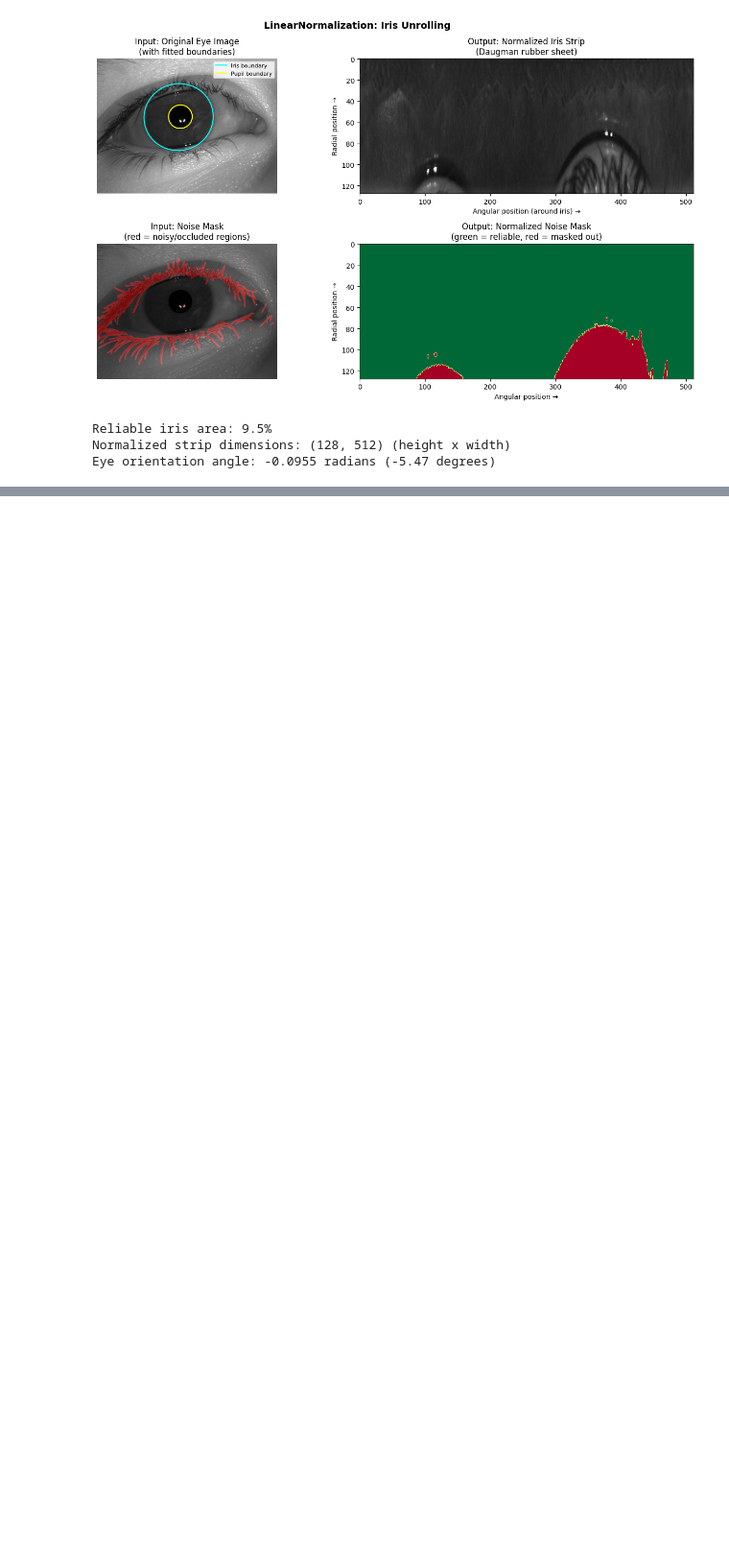
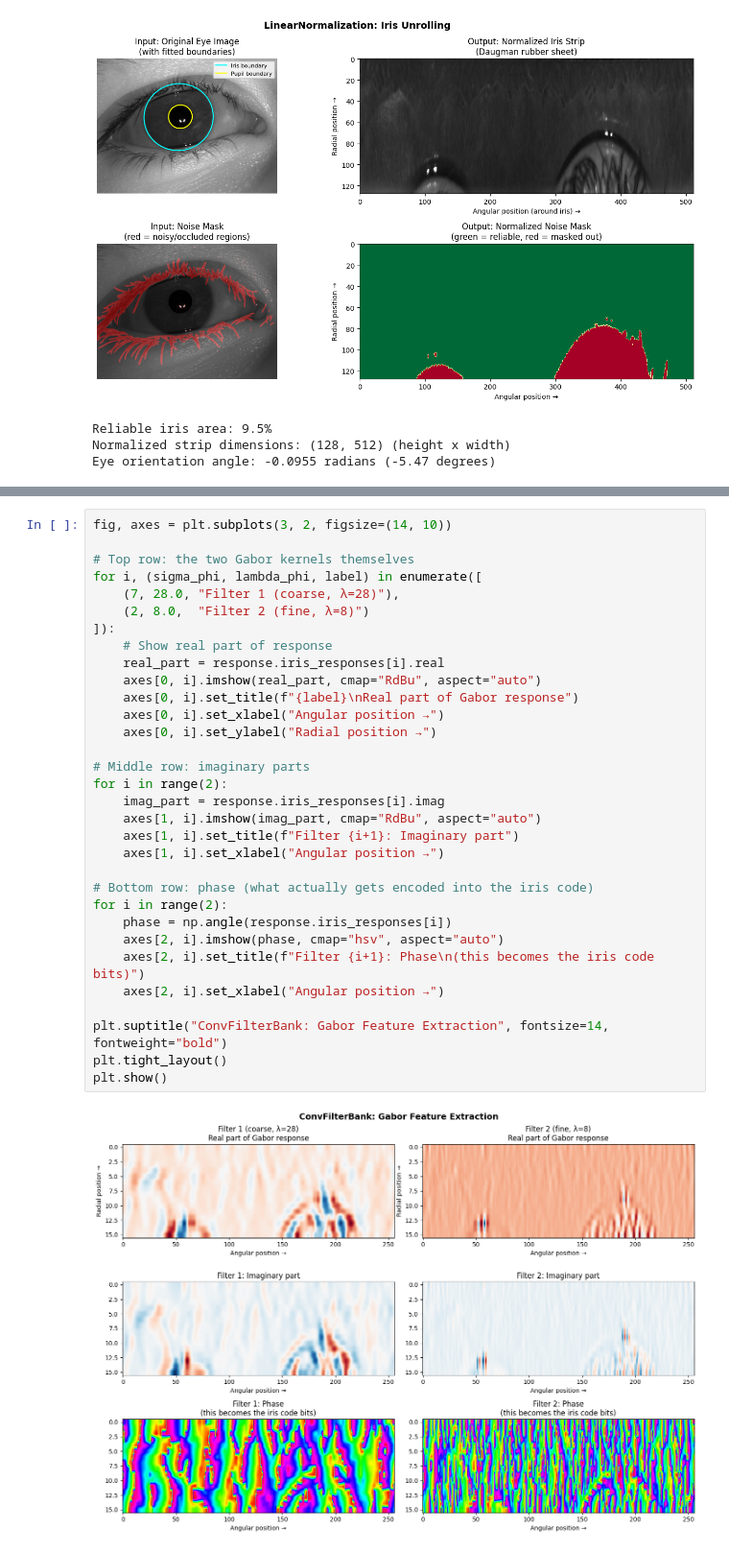
Before and after one commit to allison-diebol/open-iris, a Jupyter notebook: colab/internals/05_encoding.ipynb, the cells around one changed output, grey strips where cells are left out. Shown at 96% size. Cells and saved outputs as stored; diff of their text form; blank space fills up the shorter version.

```diff
--- a/colab/internals/05_encoding.ipynb
+++ b/colab/internals/05_encoding.ipynb
@@ -223 +342,35 @@ Example from pipeline.yaml:
+# %%
+fig, axes = plt.subplots(3, 2, figsize=(14, 10))
+
+# Top row: the two Gabor kernels themselves
+for i, (sigma_phi, lambda_phi, label) in enumerate([
+    (7, 28.0, "Filter 1 (coarse, λ=28)"),
+    (2, 8.0,  "Filter 2 (fine, λ=8)")
+]):
+    # Show real part of response
+    real_part = response.iris_responses[i].real
+    axes[0, i].imshow(real_part, cmap="RdBu", aspect="auto")
+    axes[0, i].set_title(f"{label}\nReal part of Gabor response")
+    axes[0, i].set_xlabel("Angular position →")
+    axes[0, i].set_ylabel("Radial position →")
+
+# Middle row: imaginary parts
+for i in range(2):
+    imag_part = response.iris_responses[i].imag
+    axes[1, i].imshow(imag_part, cmap="RdBu", aspect="auto")
+    axes[1, i].set_title(f"Filter {i+1}: Imaginary part")
+    axes[1, i].set_xlabel("Angular position →")
+
+# Bottom row: phase (what actually gets encoded into the iris code)
+for i in range(2):
+    phase = np.angle(response.iris_responses[i])
+    axes[2, i].imshow(phase, cmap="hsv", aspect="auto")
+    axes[2, i].set_title(f"Filter {i+1}: Phase\n(this becomes the iris code bits)")
+    axes[2, i].set_xlabel("Angular position →")
+
+plt.suptitle("ConvFilterBank: Gabor Feature Extraction", fontsize=14, fontweight="bold")
+plt.tight_layout()
+plt.show()
+# %% [output]
+[figure, added]
 # %% [markdown]
```
Also changed, not shown: parts of 16 cells of this notebook.
